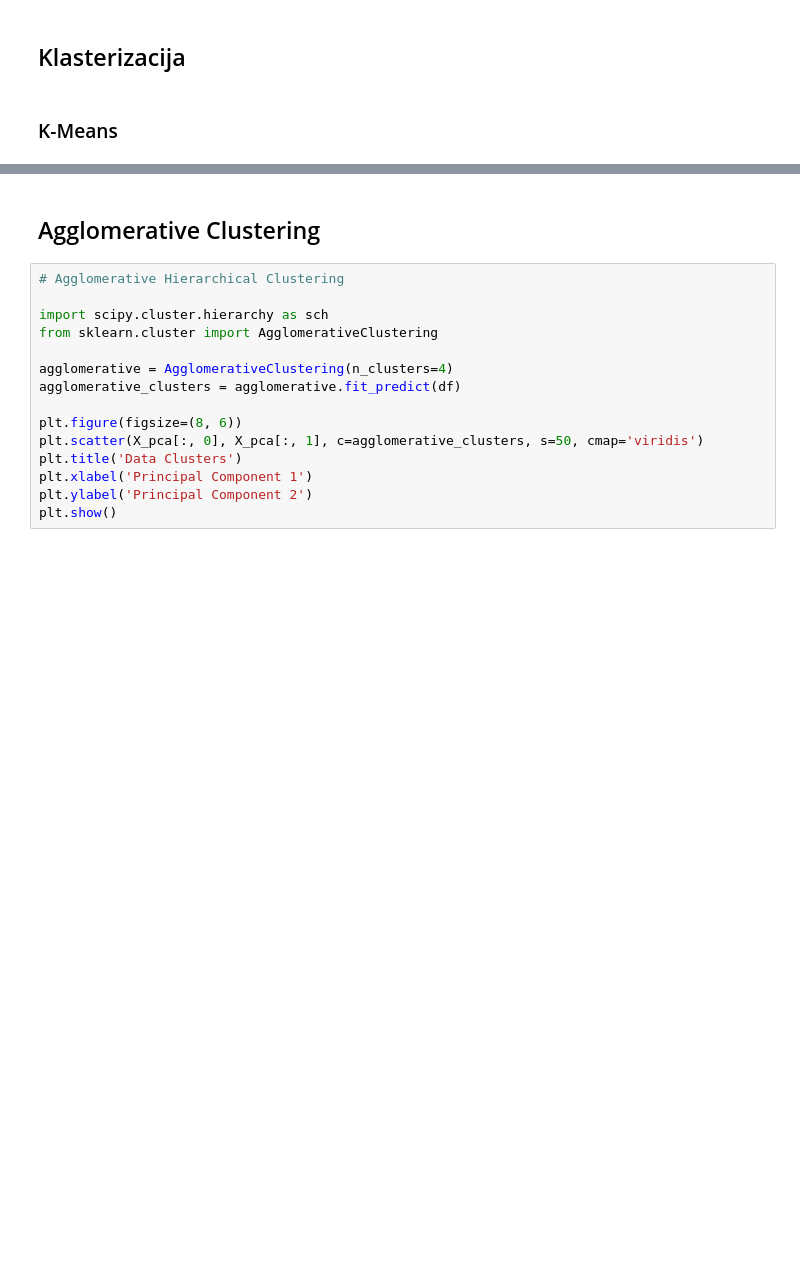
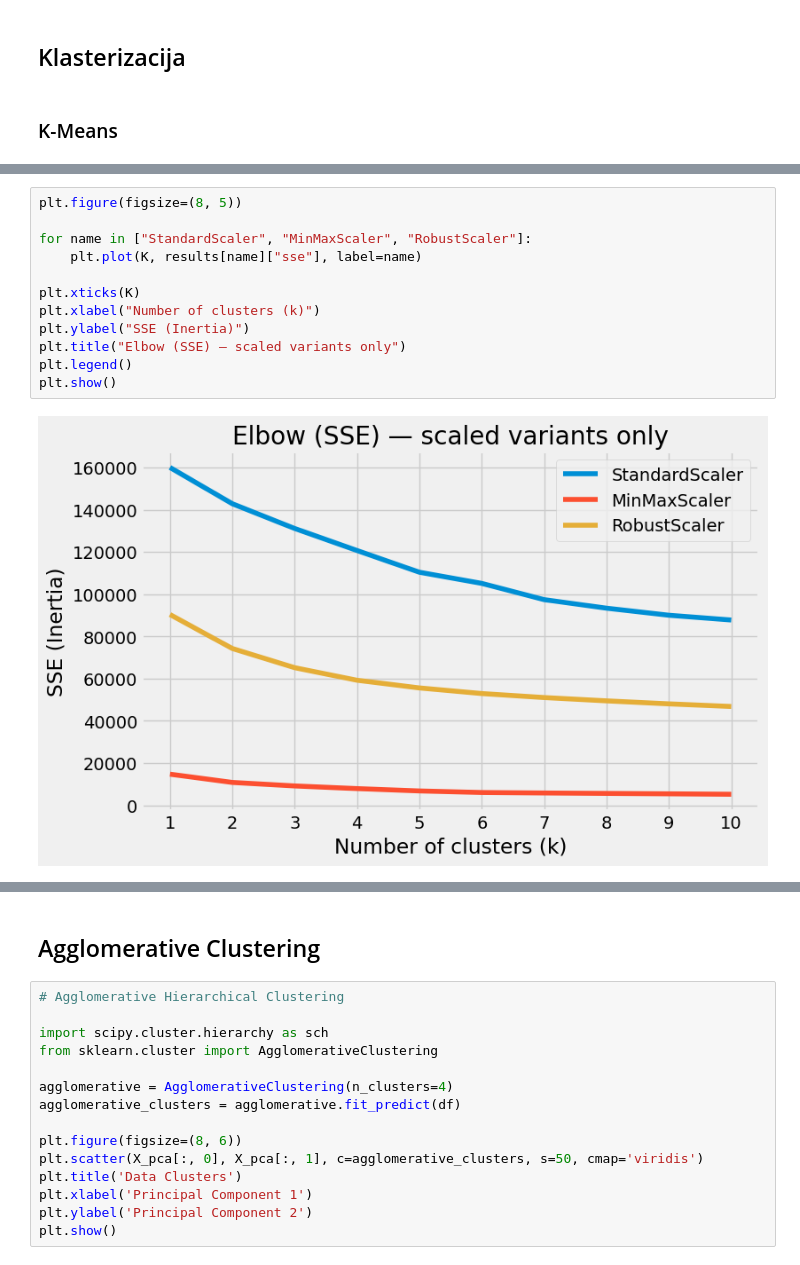
Before and after one commit to bazlooka/elfak-machine-learning, a Jupyter notebook: project 2/notebook.ipynb, the cells around one changed output, grey strips where cells are left out. Drawn from its saved outputs; the diff is of its cells as text; blank space fills up the shorter version.

```diff
--- a/project 2/notebook.ipynb
+++ b/project 2/notebook.ipynb
@@ -223,0 +689,14 @@ np.int64(4)
+# %%
+plt.figure(figsize=(8, 5))
+
+for name in ["StandardScaler", "MinMaxScaler", "RobustScaler"]:
+    plt.plot(K, results[name]["sse"], label=name)
+
+plt.xticks(K)
+plt.xlabel("Number of clusters (k)")
+plt.ylabel("SSE (Inertia)")
+plt.title("Elbow (SSE) — scaled variants only")
+plt.legend()
+plt.show()
+# %% [output]
+[figure, added]
```
Also changed, not shown: parts of 17 cells of this notebook.
